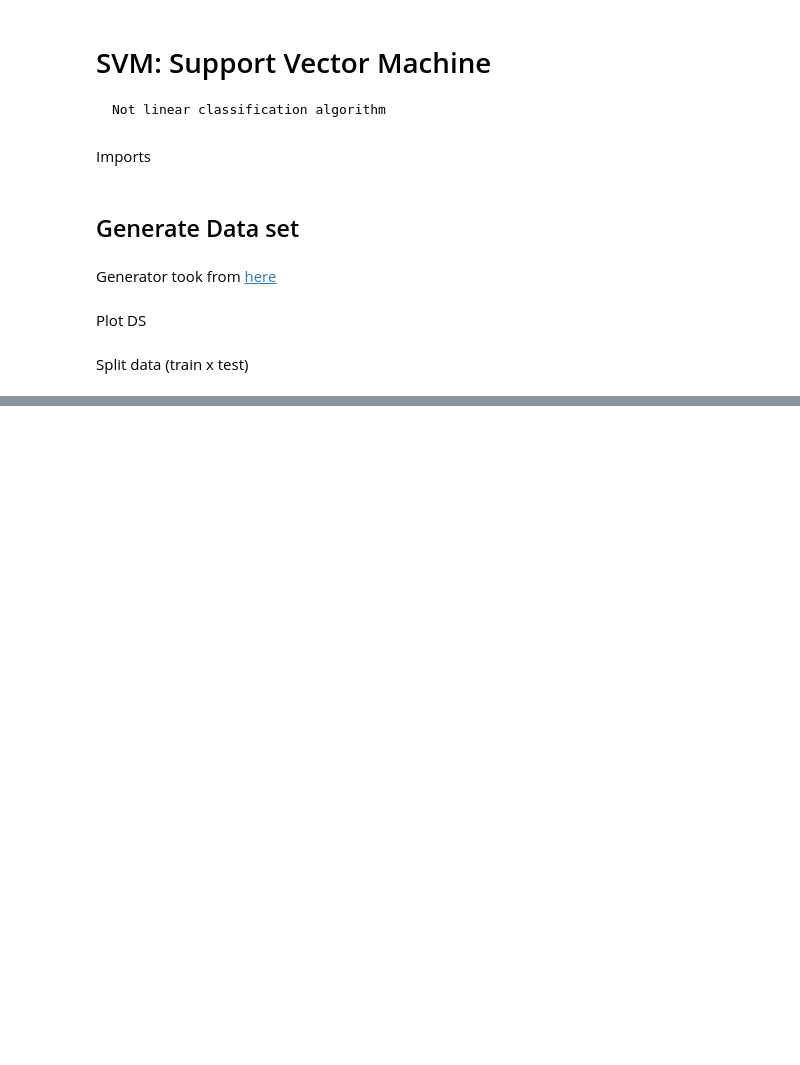
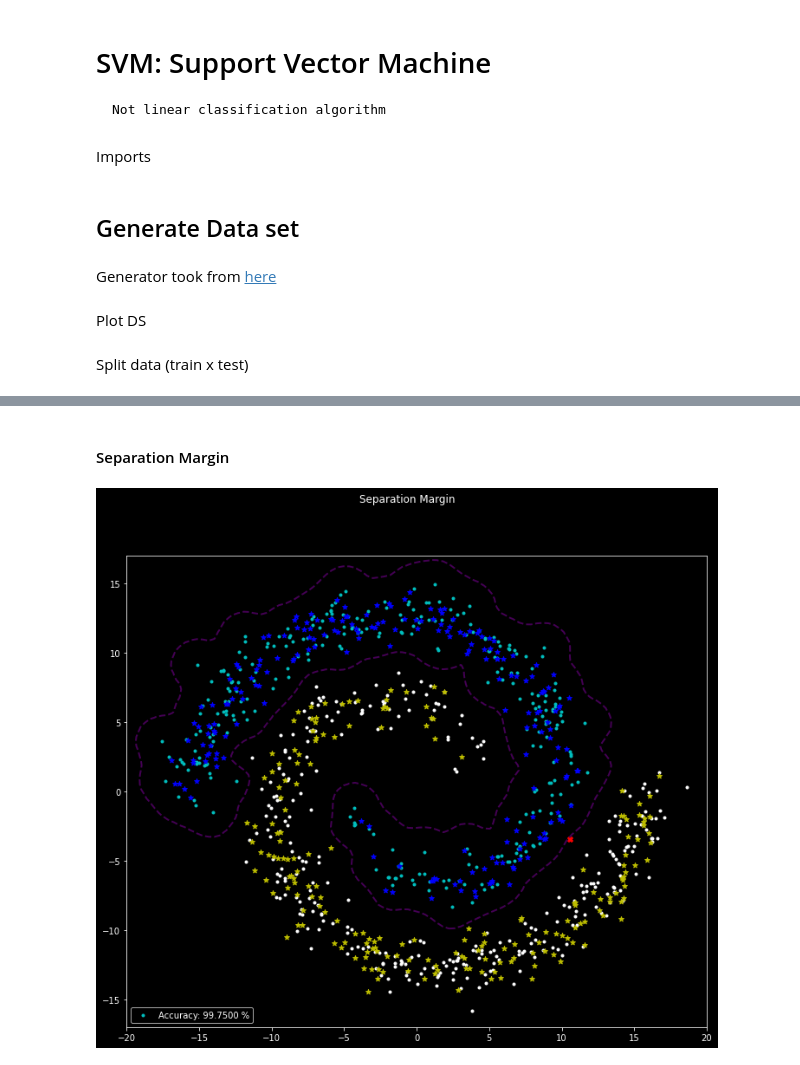
Before and after one commit to hjcostabr76/ml, a Jupyter notebook: classification/svm/nb_svm.ipynb, the cells around one changed output, grey strips where cells are left out. Drawn from its saved outputs; the diff is of its cells as text; code cells hidden in the pictures; blank space fills up the shorter version.

```diff
--- a/classification/svm/nb_svm.ipynb
+++ b/classification/svm/nb_svm.ipynb
@@ -178,0 +197,23 @@ for kernel in kernels:
+# %%
+classifier = svm.SVC(kernel='rbf', gamma=1)
+classifier.fit(trainDF[ ['x', 'y'] ], trainDF['label'])
+approxY = classifier.predict(xTest)
+# %% [markdown]
+#### Separation Margin
+# %%
+
+# Build Separation Margin
+nPoints = 100
+xx, yy = np.meshgrid(np.linspace(-20, 20, nPoints), np.linspace(-17, 17, nPoints))
+
+Z = classifier.decision_function(np.c_[xx.ravel(), yy.ravel()])
+Z = Z.reshape(xx.shape)
+
+# Plot Separation Margin
+fig = getGridFigure('Separation Margin', colHeight=10, colWidth=12)
+axis = plotTraining(approxY=approxY, figure=fig)
+axis.contour(xx, yy, Z, levels=[0], linewidths=2, linestyles="dashed")
+
+plt.savefig('./file/out_graph-svm-separation-margin-rbf-gamma-1')
+# %% [output]
+[figure, added]
```
Also changed, not shown: parts of 7 cells of this notebook, 2 other files.
